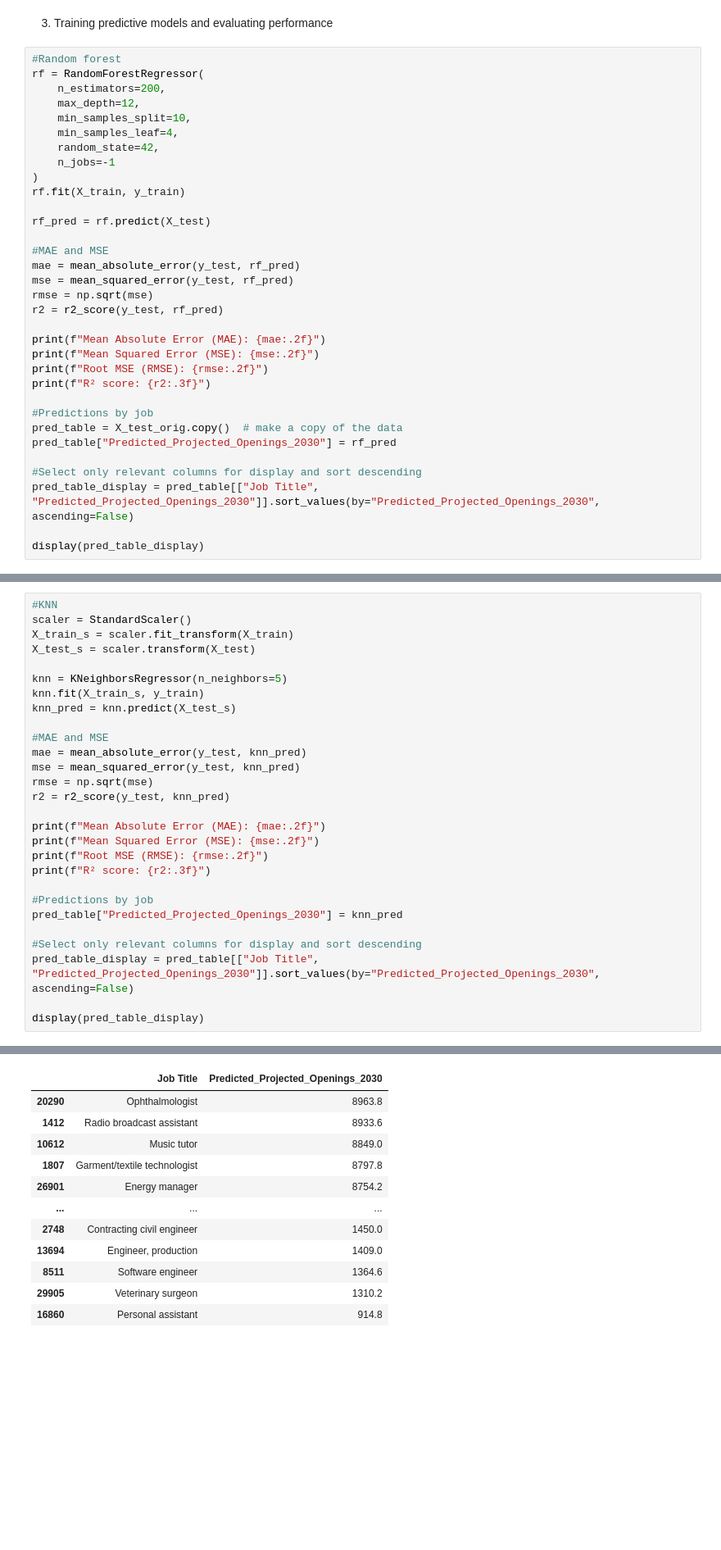
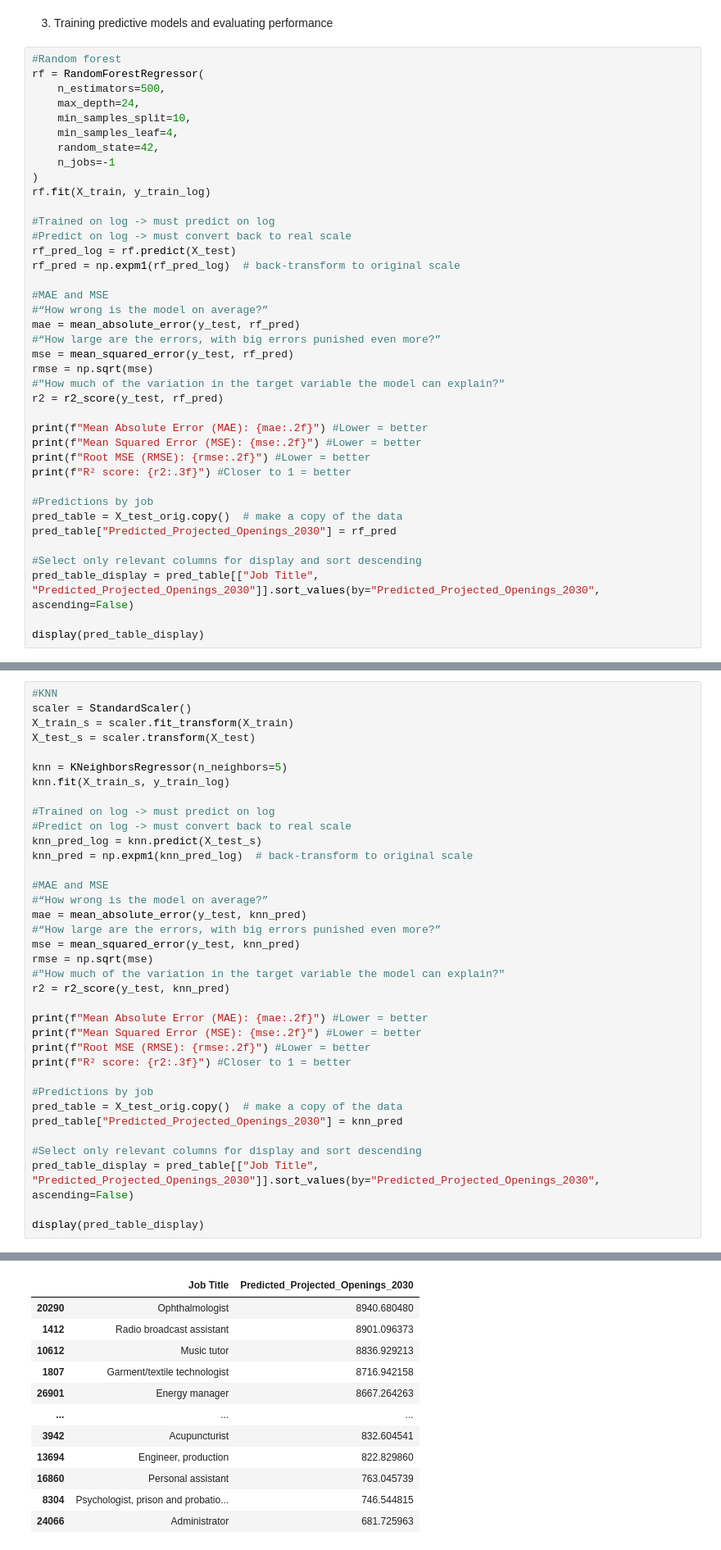
Before and after one commit to RaccoonWithAPeanutButterJar/ItDS2025-Project, a Jupyter notebook: Predictive_models.ipynb, the cells around one changed output, grey strips where cells are left out. Shown: that part at 82% size. Drawn from its saved outputs; the diff is of its cells as text; blank space fills up the shorter version.

```diff
--- a/Predictive_models.ipynb
+++ b/Predictive_models.ipynb
@@ -169,27 +206,33 @@ X_train, X_test, y_train, y_test, X_train_orig, X_test_orig = train_test_split(
 # %%
 #Random forest
 rf = RandomForestRegressor(
-    n_estimators=200,
-    max_depth=12,
+    n_estimators=500,
+    max_depth=24,
     min_samples_split=10,
     min_samples_leaf=4,
     random_state=42,
     n_jobs=-1
 )
-rf.fit(X_train, y_train)
+rf.fit(X_train, y_train_log)
 
-rf_pred = rf.predict(X_test)
+#Trained on log -> must predict on log
+#Predict on log -> must convert back to real scale
+rf_pred_log = rf.predict(X_test)
+rf_pred = np.expm1(rf_pred_log)  # back-transform to original scale
 
 #MAE and MSE
+#“How wrong is the model on average?”
 mae = mean_absolute_error(y_test, rf_pred)
+#“How large are the errors, with big errors punished even more?”
 mse = mean_squared_error(y_test, rf_pred)
 rmse = np.sqrt(mse)
+#"How much of the variation in the target variable the model can explain?"
 r2 = r2_score(y_test, rf_pred)
 
-print(f"Mean Absolute Error (MAE): {mae:.2f}")
-print(f"Mean Squared Error (MSE): {mse:.2f}")
-print(f"Root MSE (RMSE): {rmse:.2f}")
-print(f"R² score: {r2:.3f}")
+print(f"Mean Absolute Error (MAE): {mae:.2f}") #Lower = better
+print(f"Mean Squared Error (MSE): {mse:.2f}") #Lower = better
+print(f"Root MSE (RMSE): {rmse:.2f}") #Lower = better
+print(f"R² score: {r2:.3f}") #Closer to 1 = better
 
 #Predictions by job
 pred_table = X_test_orig.copy()  # make a copy of the data
@@ -224,21 +267,29 @@ X_train_s = scaler.fit_transform(X_train)
 X_test_s = scaler.transform(X_test)
 
 knn = KNeighborsRegressor(n_neighbors=5)
-knn.fit(X_train_s, y_train)
-knn_pred = knn.predict(X_test_s)
+knn.fit(X_train_s, y_train_log)
+
+#Trained on log -> must predict on log
+#Predict on log -> must convert back to real scale
+knn_pred_log = knn.predict(X_test_s)
+knn_pred = np.expm1(knn_pred_log)  # back-transform to original scale
 
 #MAE and MSE
+#“How wrong is the model on average?”
 mae = mean_absolute_error(y_test, knn_pred)
+#“How large are the errors, with big errors punished even more?”
 mse = mean_squared_error(y_test, knn_pred)
 rmse = np.sqrt(mse)
+#"How much of the variation in the target variable the model can explain?"
 r2 = r2_score(y_test, knn_pred)
 
-print(f"Mean Absolute Error (MAE): {mae:.2f}")
-print(f"Mean Squared Error (MSE): {mse:.2f}")
-print(f"Root MSE (RMSE): {rmse:.2f}")
-print(f"R² score: {r2:.3f}")
+print(f"Mean Absolute Error (MAE): {mae:.2f}") #Lower = better
+print(f"Mean Squared Error (MSE): {mse:.2f}") #Lower = better
+print(f"Root MSE (RMSE): {rmse:.2f}") #Lower = better
+print(f"R² score: {r2:.3f}") #Closer to 1 = better
 
 #Predictions by job
+pred_table = X_test_orig.copy()  # make a copy of the data
 pred_table["Predicted_Projected_Openings_2030"] = knn_pred
 
 #Select only relevant columns for display and sort descending
@@ -253,13 +304,13 @@ R² score: -0.216
 |  | Job Title | Predicted_Projected_Openings_2030 |
-| 20290 | Ophthalmologist | 8963.8 |
-| 1412 | Radio broadcast assistant | 8933.6 |
-| 10612 | Music tutor | 8849.0 |
-| 1807 | Garment/textile technologist | 8797.8 |
-| 26901 | Energy manager | 8754.2 |
+| 20290 | Ophthalmologist | 8940.680480 |
+| 1412 | Radio broadcast assistant | 8901.096373 |
+| 10612 | Music tutor | 8836.929213 |
+| 1807 | Garment/textile technologist | 8716.942158 |
+| 26901 | Energy manager | 8667.264263 |
 | ... | ... | ... |
-| 2748 | Contracting civil engineer | 1450.0 |
-| 13694 | Engineer, production | 1409.0 |
-| 8511 | Software engineer | 1364.6 |
-| 29905 | Veterinary surgeon | 1310.2 |
-| 16860 | Personal assistant | 914.8 |
+| 3942 | Acupuncturist | 832.604541 |
+| 13694 | Engineer, production | 822.829860 |
+| 16860 | Personal assistant | 763.045739 |
+| 8304 | Psychologist, prison and probatio... | 746.544815 |
+| 24066 | Administrator | 681.725963 |
 6000 rows × 2 columns
```
Also changed, not shown: parts of 17 cells of this notebook.
